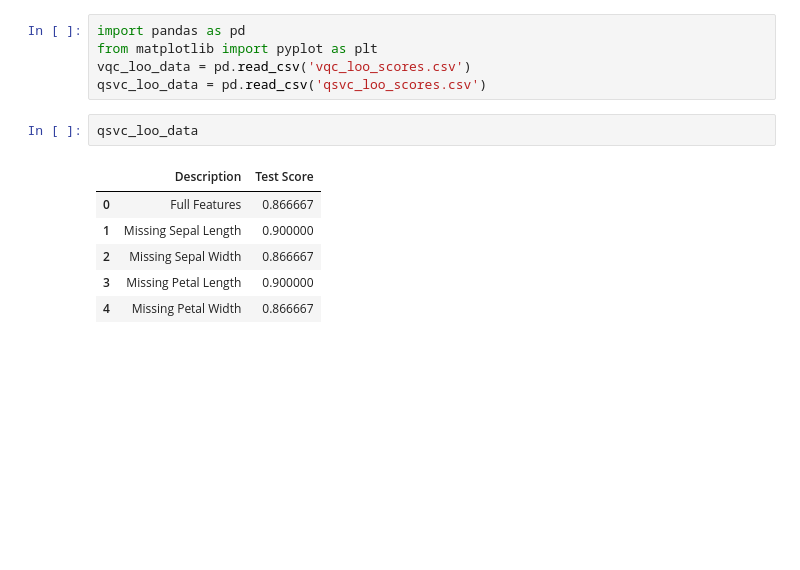
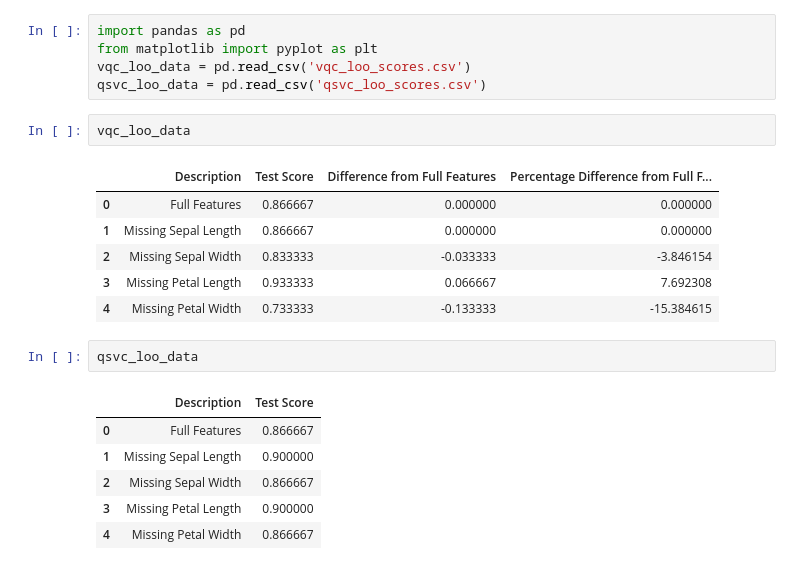
Before and after one commit to LukePower01/ml-to-qml, a Jupyter notebook: vqc-qsvc-loo-plots.ipynb, the cells around one changed output. Cells and saved outputs as stored; diff of their text form; blank space fills up the shorter version.

```diff
--- a/vqc-qsvc-loo-plots.ipynb
+++ b/vqc-qsvc-loo-plots.ipynb
@@ -3,6 +3,15 @@ import pandas as pd
 from matplotlib import pyplot as plt
 vqc_loo_data = pd.read_csv('vqc_loo_scores.csv')
 qsvc_loo_data = pd.read_csv('qsvc_loo_scores.csv')
+# %%
+vqc_loo_data
+# %% [output]
+|  | Description | Test Score | Difference from Full Features | Percentage Difference from Full F... |
+| 0 | Full Features | 0.866667 | 0.000000 | 0.000000 |
+| 1 | Missing Sepal Length | 0.866667 | 0.000000 | 0.000000 |
+| 2 | Missing Sepal Width | 0.833333 | -0.033333 | -3.846154 |
+| 3 | Missing Petal Length | 0.933333 | 0.066667 | 7.692308 |
+| 4 | Missing Petal Width | 0.733333 | -0.133333 | -15.384615 |
 # %%
 qsvc_loo_data
 # %% [output]
```
Also changed, not shown: parts of 2 cells of this notebook, 2 other files.
